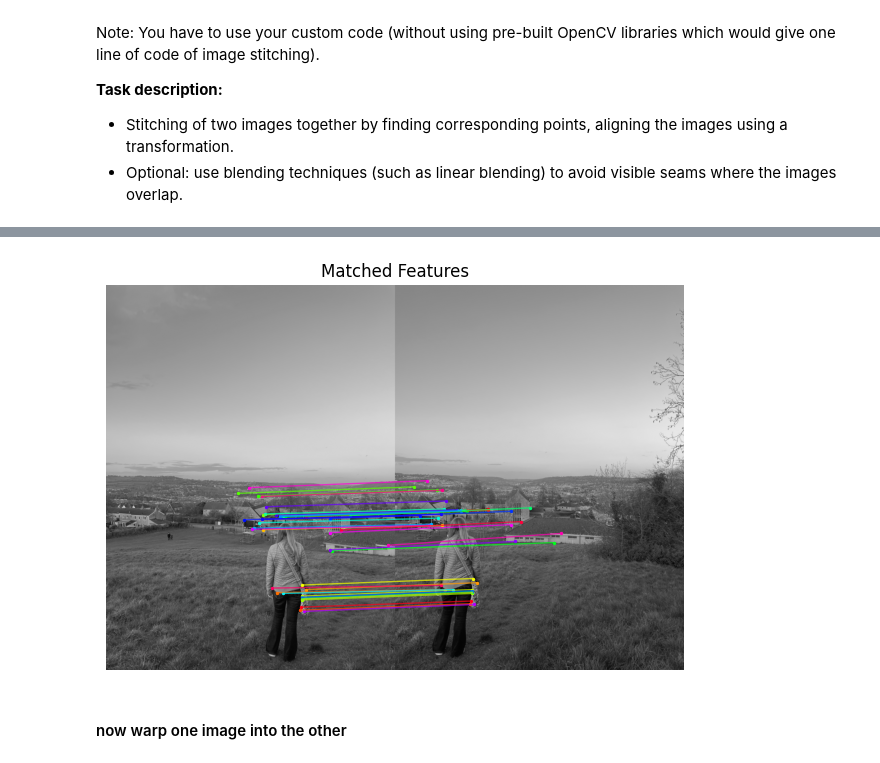
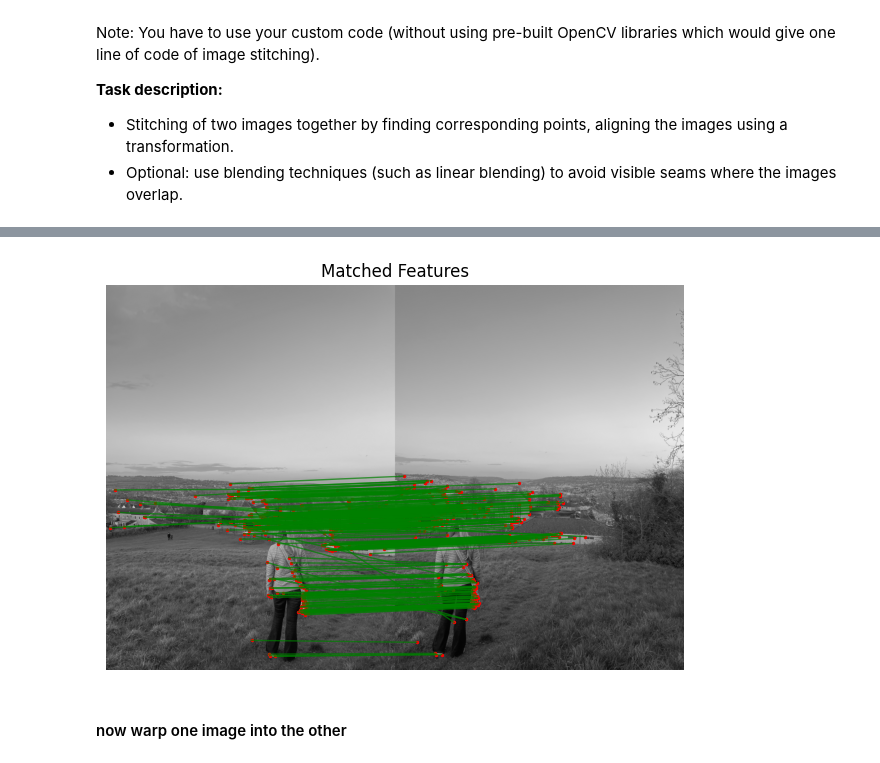
Before and after one commit to SPopham1/image-matching, a Jupyter notebook: Image_Matching_Coursework.ipynb, the cells around one changed output, grey strips where cells are left out. Cells and saved outputs as stored; diff of their text form; code cells hidden in the pictures.

```diff
--- a/Image_Matching_Coursework.ipynb
+++ b/Image_Matching_Coursework.ipynb
@@ -212,6 +230,47 @@ def getPatch(img, point, size=8):
         patch = patch / std
 
     return patch.flatten()
+
+def getAllPatches(img, points, size=9):
+    h, w = img.shape
+    offset = size // 2
+    patches = []
+    valid_points = []
+
+    for y, x in points:
+        if y - offset >= 0 and y + offset < h and x - offset >= 0 and x + offset < w:
+            patch = img[y-offset : y+offset+1, x-offset : x+offset+1].flatten()
+
+            patch_std = np.std(patch)
+            if patch_std > 1e-5:
+                patch = (patch - np.mean(patch)) / patch_std
+
+            patches.append(patch)
+            valid_points.append([y, x])
+
+    return np.array(patches), np.array(valid_points)
+
+def matchFeatures(img1, img2, points1, points2, patch_size=9):
+    desc1, v_pts1 = getAllPatches(img1, points1, patch_size)
+    desc2, v_pts2 = getAllPatches(img2, points2, patch_size)
+
+    dist_matrix = np.sum(desc1**2, axis=1)[:, np.newaxis] + \
+                  np.sum(desc2**2, axis=1) - \
+                  2 * np.dot(desc1, desc2.T)
+
+    sorted_indices = np.argsort(dist_matrix, axis=1)
+
+    matches = []
+    for i in range(len(desc1)):
+        best_idx = sorted_indices[i, 0]
+        second_best_idx = sorted_indices[i, 1]
+
+        ratio = dist_matrix[i, best_idx] / (dist_matrix[i, second_best_idx] + 1e-10)
+
+        if ratio < 0.7:
+            matches.append((v_pts1[i], v_pts2[best_idx]))
+
+    return matches
 
 def matchPoints(img1, img2, points1, points2, max_matches=40):
     matches = []
@@ -246,45 +305,46 @@ def matchPoints(img1, img2, points1, points2, max_matches=40):
 
     return [(m[0], m[1]) for m in matches]
 
-matches = matchPoints(grey1, grey2, points1, points2, 40)
+# matches = matchPoints(grey1, grey2, points1, points2, 40)
+matches = matchFeatures(grey1, grey2, points1, points2)
 
 h1, w1 = grey1.shape
 h2, w2 = grey2.shape
 
 height = max(h1, h2)
 width = w1 + w2
 
 combined = np.zeros((height, width))
 
 combined[:h1, :w1] = grey1
 combined[:h2, w1:w1+w2] = grey2
 
 plt.figure(figsize=(10,5))
 plt.imshow(combined, cmap="gray")
 
 num_matches = len(matches)
 
 # generate distinct colours
-colours = cm.hsv(np.linspace(0, 1, num_matches))
 
 for i, (p1, p2) in enumerate(matches):
-    colour = colours[i]
+    line_colour = "green"
+    dot_colour = "red"
 
     y1, x1 = p1
     y2, x2 = p2
 
     # shift x coordinate of image2
     x2_shifted = x2 + w1
 
-    plt.plot([x1, x2_shifted], [y1, y2], color=colour, linewidth=1, alpha=0.7)
-    plt.scatter(x1, y1, s=2, color=colour)
-    plt.scatter(x2_shifted, y2, s=2, color=colour)
+    plt.plot([x1, x2_shifted], [y1, y2], color=line_colour, linewidth=1, alpha=0.7)
+    plt.scatter(x1, y1, s=2, color=dot_colour)
+    plt.scatter(x2_shifted, y2, s=2, color=dot_colour)
 
 plt.title("Matched Features")
 plt.axis("off")
 plt.show()
 # %% [output]
-[figure, old version]
+[figure, new version]
 # %%
 import random
 
```
Also changed, not shown: parts of 4 cells of this notebook.
